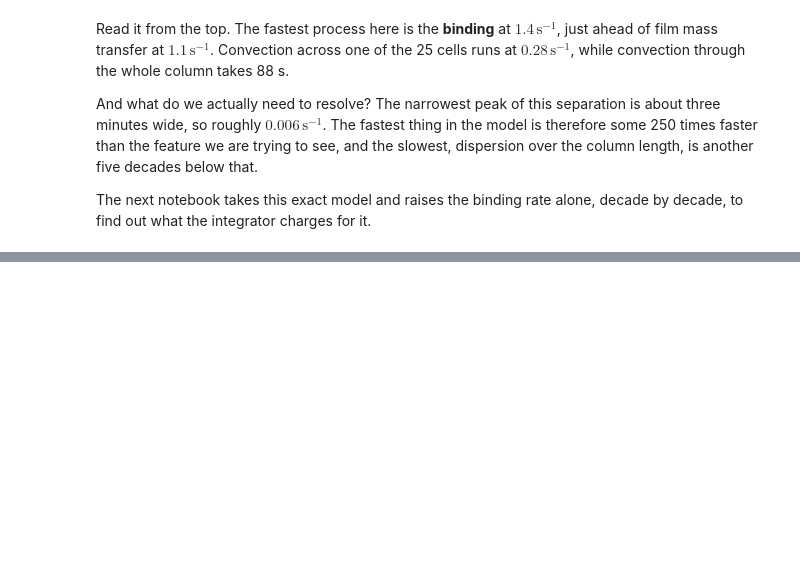
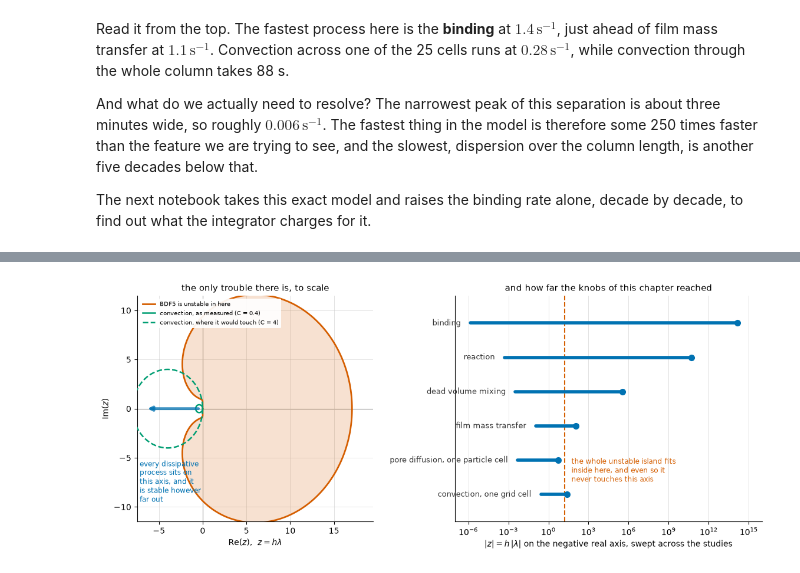
Before and after one commit to cadet/CADET-Workshop, a Jupyter notebook: 98 Numerics/stiffness.ipynb, the cells around one changed output, grey strips where cells are left out. Saved outputs shown, nothing was run; the diff lists cells and outputs as text; code cells hidden in the pictures; blank space fills up the shorter version.

Commit message:
wip stiffness story arc

```diff
--- a/98 Numerics/stiffness.ipynb
+++ b/98 Numerics/stiffness.ipynb
@@ -301,0 +227,6 @@ Not every simulation can be made fast. Where that is the case, we say so.
+# %%
+import utility.stiffness_demos as demos
+
+demos.plot_where_the_eigenvalues_go();
+# %% [output]
+[figure, added]
```
Also changed, not shown: parts of 22 cells of this notebook.
